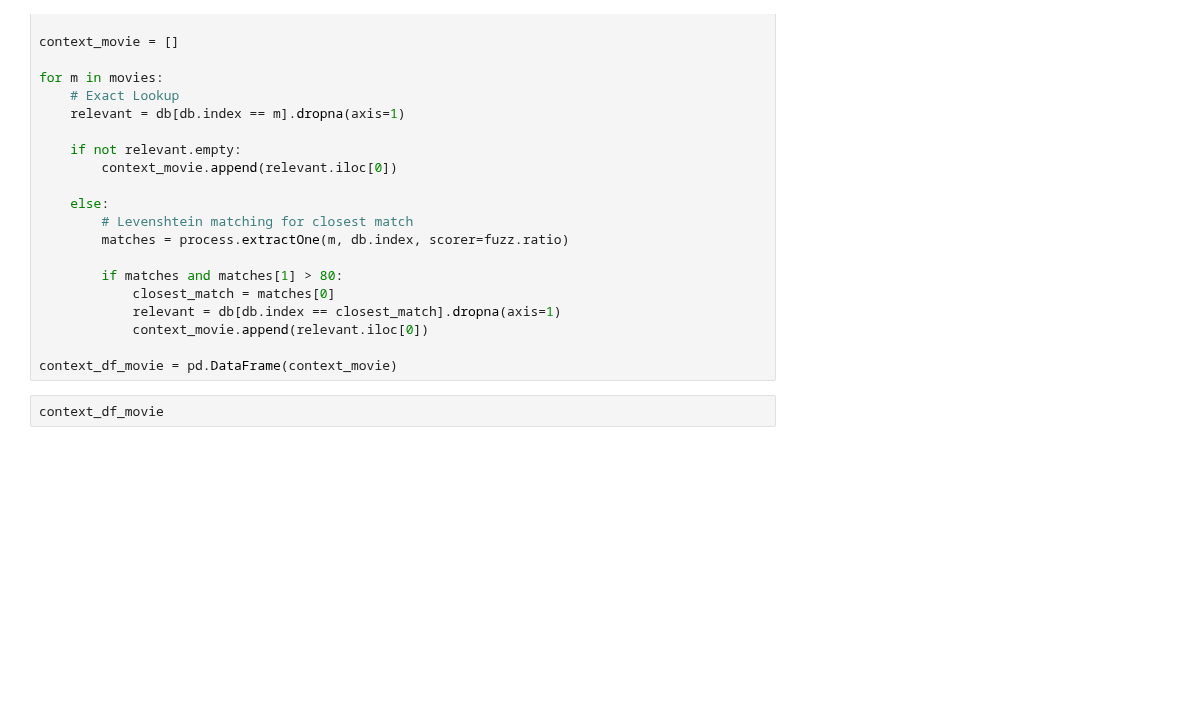
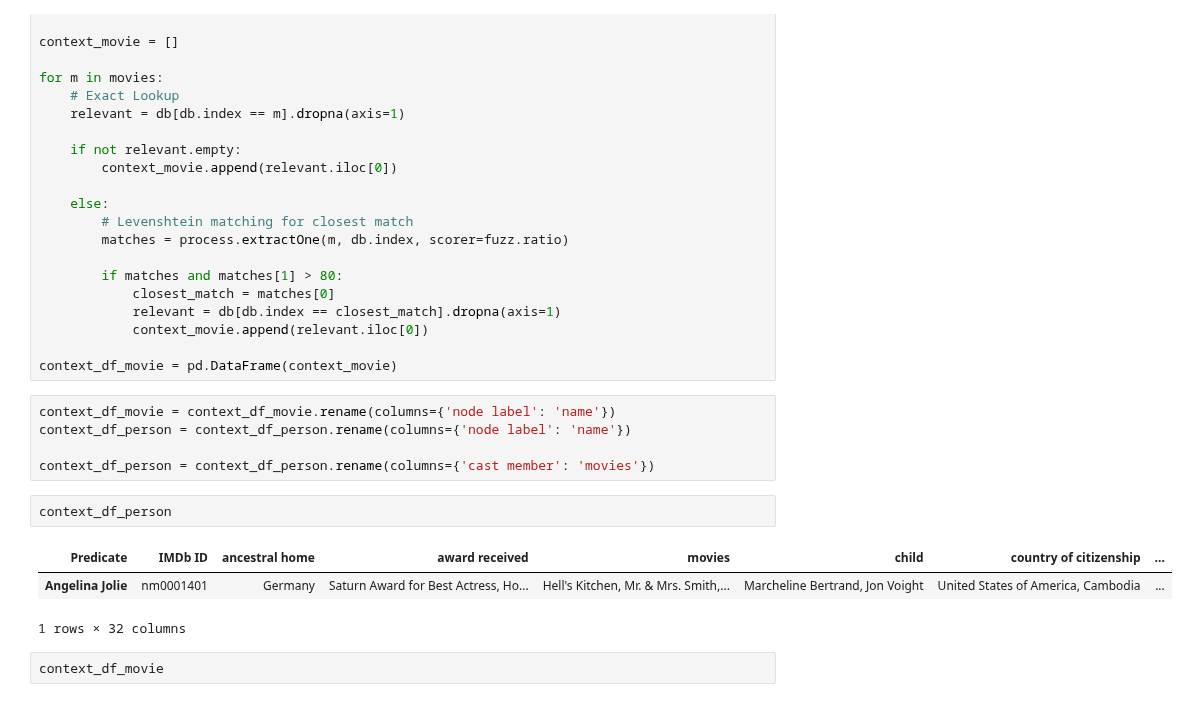
Before and after one commit to random9nessss/HS-24-Advanced-Topics-in-Artificial-Intelligence, a Jupyter notebook: development/db_query_with_NER.ipynb, the cells around one changed output. Saved outputs shown, nothing was run; the diff lists cells and outputs as text; blank space fills up the shorter version.

```diff
--- a/development/db_query_with_NER.ipynb
+++ b/development/db_query_with_NER.ipynb
@@ -123,6 +125,17 @@ for m in movies:
             context_movie.append(relevant.iloc[0])
 
 context_df_movie = pd.DataFrame(context_movie)
+# %%
+context_df_movie = context_df_movie.rename(columns={'node label': 'name'})
+context_df_person = context_df_person.rename(columns={'node label': 'name'})
+
+context_df_person = context_df_person.rename(columns={'cast member': 'movies'})
+# %%
+context_df_person
+# %% [output]
+| Predicate | IMDb ID | ancestral home | award received | movies | child | country of citizenship | ... |
+| Angelina Jolie | nm0001401 | Germany | Saturn Award for Best Actress, Ho... | Hell's Kitchen, Mr. & Mrs. Smith,... | Marcheline Bertrand, Jon Voight | United States of America, Cambodia | ... |
+1 rows × 32 columns
 # %%
 context_df_movie
 # %% [output]
```
Also changed, not shown: parts of 12 cells of this notebook, 4 other files.
